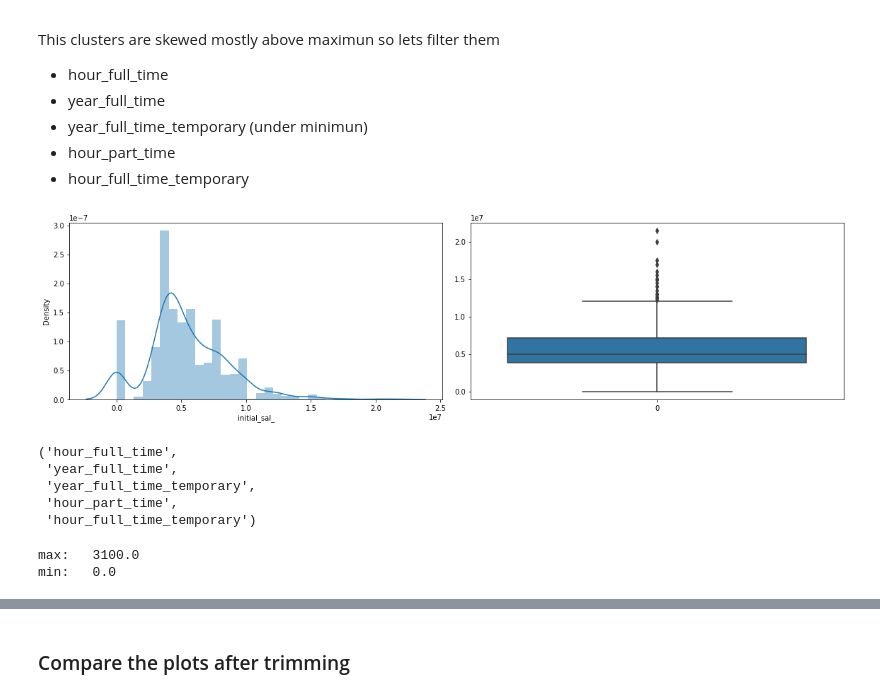
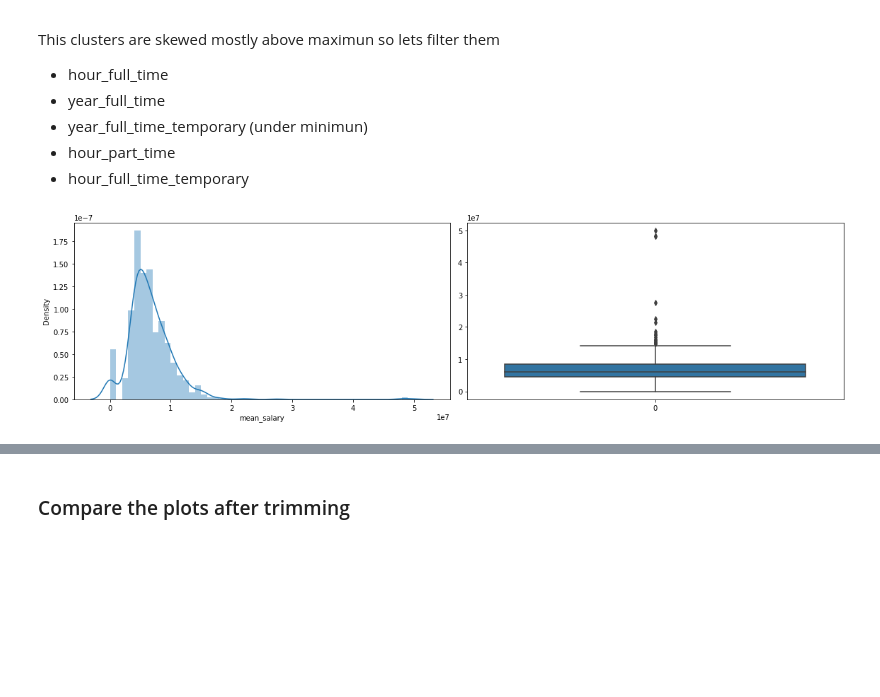
Before and after one commit to yohan-alfonso/Exploracion_Datos, a Jupyter notebook: main.ipynb, the cells around one changed output, grey strips where cells are left out. Cells and saved outputs as stored; diff of their text form; code cells hidden in the pictures; blank space fills up the shorter version.

```diff
--- a/main.ipynb
+++ b/main.ipynb
@@ -175,7 +171,7 @@ array(['full time', 'full time temporary', 'part time', 'temporary',
        'per diem', 'part time temporary'], dtype=object)
 # %%
 # Lets segregate the numeric data
-num_data_cluster = df_data[['initial_sal_','final_sal','period','job_type']]
+num_data_cluster = df_data[['initial_sal_','final_sal','mean_salary','period','job_type']]
 num_data_cluster.head(5)
 
 # I think it would be easier to concatenate period and job_type to simplify the clusters
@@ -389,27 +400,14 @@ This clusters are skewed mostly above maximun so lets filter them
 # %%
 import warnings
 warnings.filterwarnings('ignore')
 plt.figure(figsize=(16,8))
 
 plt.subplot(2,2,1)
-sns.distplot(year_full_time['initial_sal_'] )
+sns.distplot(year_full_time['mean_salary'] )
 plt.subplot(2,2,2)
-sns.boxplot(year_full_time['initial_sal_'] )
+sns.boxplot(year_full_time['mean_salary'] )
 plt.show()
+
+# This is an example of how is the data skewed and the outliers of a dataset
 # %% [output]
-[figure, old version]
+[figure, new version]
-# %%
-list_skewed = ('hour_full_time' , 'year_full_time','year_full_time_temporary', 'hour_part_time','hour_full_time_temporary')
-list_skewed
-# %% [output]
-('hour_full_time',
- 'year_full_time',
- 'year_full_time_temporary',
- 'hour_part_time',
- 'hour_full_time_temporary')
-# %%
-print('max:  ',max(new_hour_full_time['initial_sal_']))
-print('min:  ',min(new_hour_full_time['initial_sal_']))
-# %% [output]
-max:   3100.0
-min:   0.0
```
Also changed, not shown: parts of 36 cells of this notebook.
